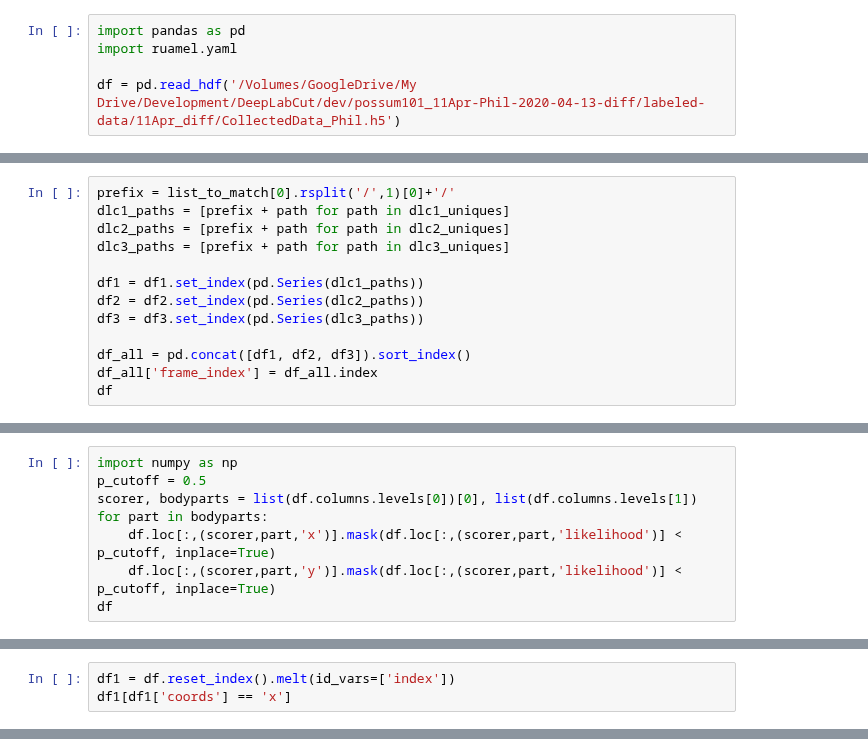
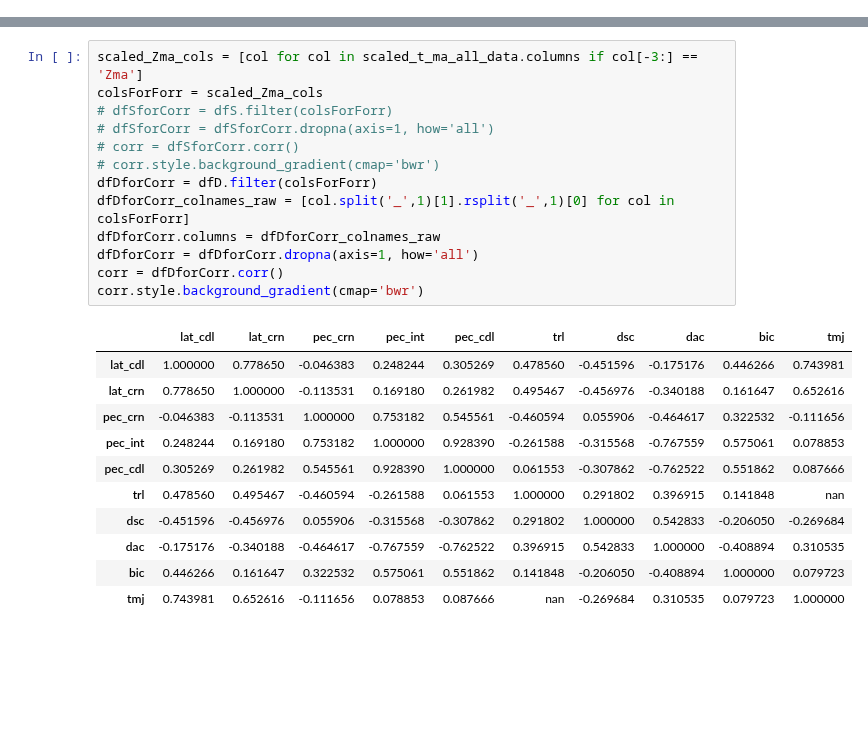
Before and after one commit to popscallion/DeepLabCut, a Jupyter notebook: deadROMM/localdev.ipynb, the cells around one changed output, grey strips where cells are left out. Saved outputs shown, nothing was run; the diff lists cells and outputs as text; blank space fills up the shorter version.

```diff
--- a/deadROMM/localdev.ipynb
+++ b/deadROMM/localdev.ipynb
@@ -118,5 +0,0 @@ total = count_frames_manual(video)
-# %%
-import pandas as pd
-import ruamel.yaml
-
-df = pd.read_hdf('/Volumes/GoogleDrive/My Drive/Development/DeepLabCut/dev/possum101_11Apr-Phil-2020-04-13-diff/labeled-data/11Apr_diff/CollectedData_Phil.h5')
@@ -159,13 +0,0 @@ df3 = pd.read_csv('/Volumes/GoogleDrive/My Drive/Development/DeepLabCut/dev/poss
-# %%
-prefix = list_to_match[0].rsplit('/',1)[0]+'/'
-dlc1_paths = [prefix + path for path in dlc1_uniques]
-dlc2_paths = [prefix + path for path in dlc2_uniques]
-dlc3_paths = [prefix + path for path in dlc3_uniques]
-
-df1 = df1.set_index(pd.Series(dlc1_paths))
-df2 = df2.set_index(pd.Series(dlc2_paths))
-df3 = df3.set_index(pd.Series(dlc3_paths))
-
-df_all = pd.concat([df1, df2, df3]).sort_index()
-df_all['frame_index'] = df_all.index
-df
@@ -236,8 +0,0 @@ Index(['labeled-data/11Apr_diff/img0089.png',
-# %%
-import numpy as np
-p_cutoff = 0.5
-scorer, bodyparts = list(df.columns.levels[0])[0], list(df.columns.levels[1])
-for part in bodyparts:
-    df.loc[:,(scorer,part,'x')].mask(df.loc[:,(scorer,part,'likelihood')] < p_cutoff, inplace=True)
-    df.loc[:,(scorer,part,'y')].mask(df.loc[:,(scorer,part,'likelihood')] < p_cutoff, inplace=True)
-df
@@ -275,3 +0,0 @@ Name: (DLC_resnet50_possum101_11AprApr13shuffle1_20000, Biceps_dst_cam1, likelih
-# %%
-df1 = df.reset_index().melt(id_vars=['index'])
-df1[df1['coords'] == 'x']
@@ -307,0 +487,25 @@ df1[df1['bodyparts']=='Body_ds1_crn_cam1']
+# %%
+scaled_Zma_cols = [col for col in scaled_t_ma_all_data.columns if col[-3:] == 'Zma']
+colsForForr = scaled_Zma_cols
+# dfSforCorr = dfS.filter(colsForForr)
+# dfSforCorr = dfSforCorr.dropna(axis=1, how='all')
+# corr = dfSforCorr.corr()
+# corr.style.background_gradient(cmap='bwr')
+dfDforCorr = dfD.filter(colsForForr)
+dfDforCorr_colnames_raw = [col.split('_',1)[1].rsplit('_',1)[0] for col in colsForForr]
+dfDforCorr.columns = dfDforCorr_colnames_raw
+dfDforCorr = dfDforCorr.dropna(axis=1, how='all')
+corr = dfDforCorr.corr()
+corr.style.background_gradient(cmap='bwr')
+# %% [output]
+|  | lat_cdl | lat_crn | pec_crn | pec_int | pec_cdl | trl | dsc | dac | bic | tmj |
+| lat_cdl | 1.000000 | 0.778650 | -0.046383 | 0.248244 | 0.305269 | 0.478560 | -0.451596 | -0.175176 | 0.446266 | 0.743981 |
+| lat_crn | 0.778650 | 1.000000 | -0.113531 | 0.169180 | 0.261982 | 0.495467 | -0.456976 | -0.340188 | 0.161647 | 0.652616 |
+| pec_crn | -0.046383 | -0.113531 | 1.000000 | 0.753182 | 0.545561 | -0.460594 | 0.055906 | -0.464617 | 0.322532 | -0.111656 |
+| pec_int | 0.248244 | 0.169180 | 0.753182 | 1.000000 | 0.928390 | -0.261588 | -0.315568 | -0.767559 | 0.575061 | 0.078853 |
+| pec_cdl | 0.305269 | 0.261982 | 0.545561 | 0.928390 | 1.000000 | 0.061553 | -0.307862 | -0.762522 | 0.551862 | 0.087666 |
+| trl | 0.478560 | 0.495467 | -0.460594 | -0.261588 | 0.061553 | 1.000000 | 0.291802 | 0.396915 | 0.141848 | nan |
+| dsc | -0.451596 | -0.456976 | 0.055906 | -0.315568 | -0.307862 | 0.291802 | 1.000000 | 0.542833 | -0.206050 | -0.269684 |
+| dac | -0.175176 | -0.340188 | -0.464617 | -0.767559 | -0.762522 | 0.396915 | 0.542833 | 1.000000 | -0.408894 | 0.310535 |
+| bic | 0.446266 | 0.161647 | 0.322532 | 0.575061 | 0.551862 | 0.141848 | -0.206050 | -0.408894 | 1.000000 | 0.079723 |
+| tmj | 0.743981 | 0.652616 | -0.111656 | 0.078853 | 0.087666 | nan | -0.269684 | 0.310535 | 0.079723 | 1.000000 |
```
Also changed, not shown: parts of 37 cells of this notebook, 22 other files.
